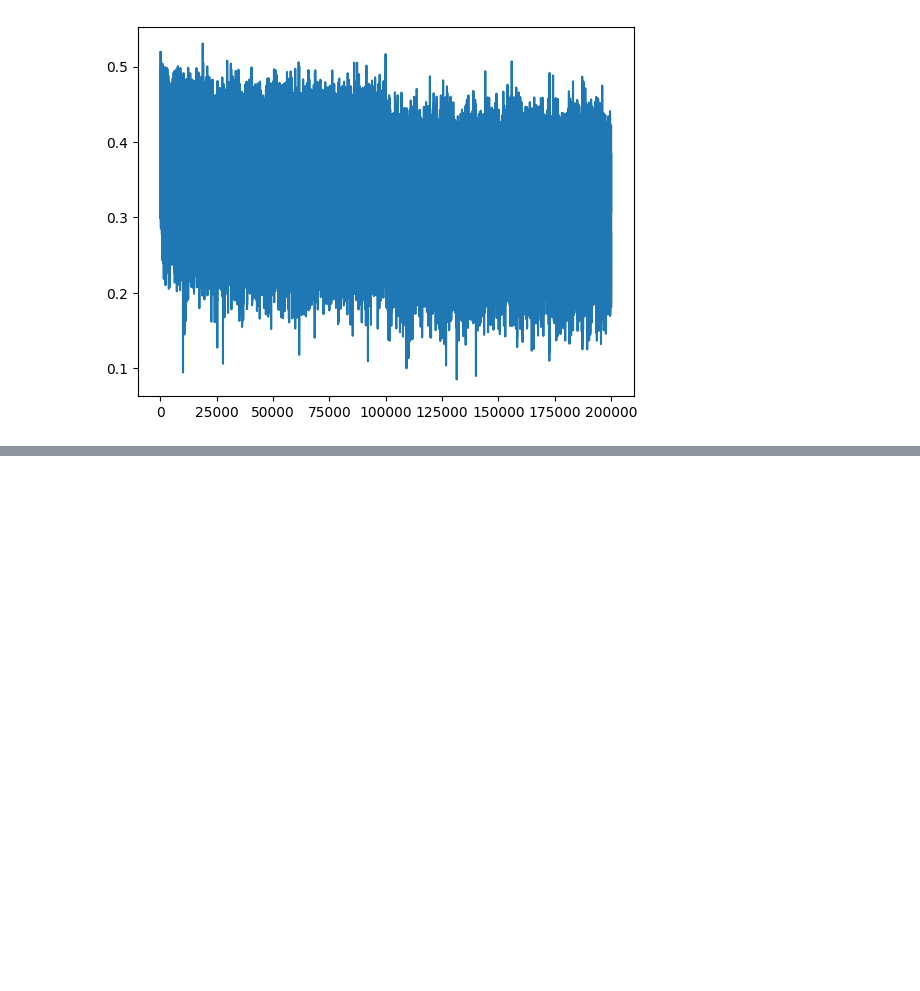
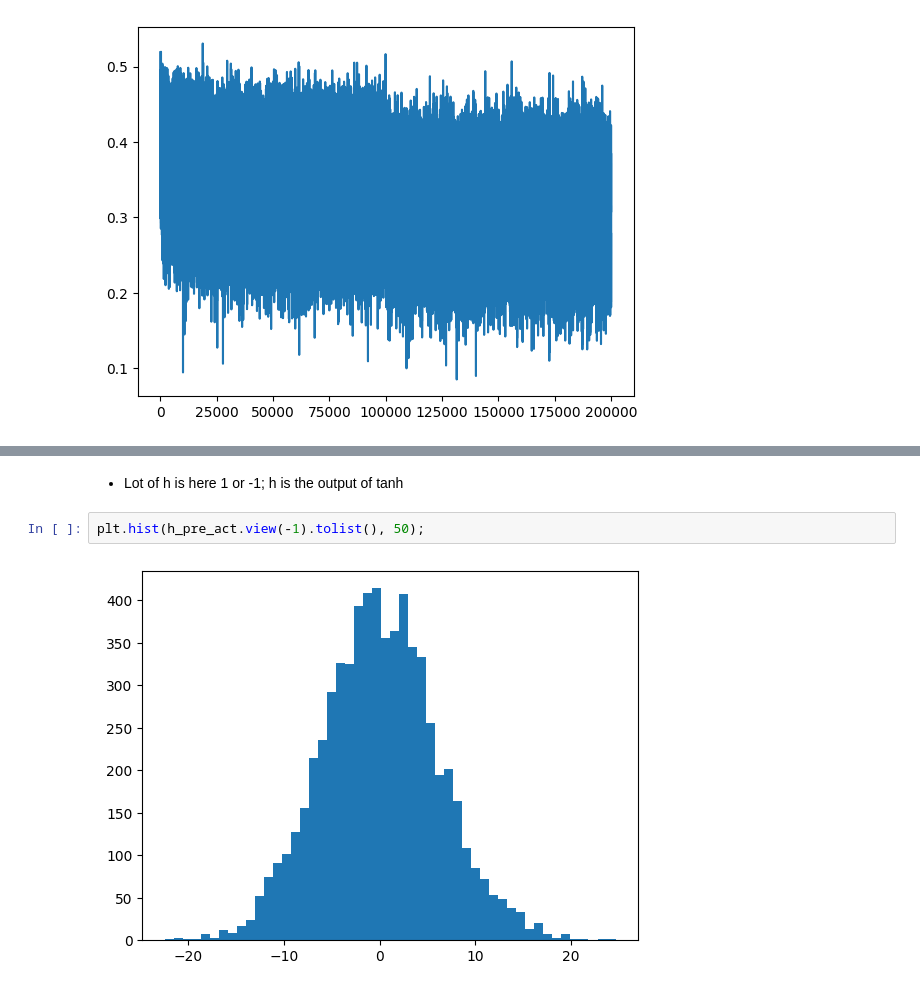
Before and after one commit to VomV/NLP, a Jupyter notebook: LangModels/mlp_act_grad_batchnorm.ipynb, the cells around one changed output, grey strips where cells are left out. Cells and saved outputs as stored; diff of their text form; blank space fills up the shorter version.

```diff
--- a/LangModels/mlp_act_grad_batchnorm.ipynb
+++ b/LangModels/mlp_act_grad_batchnorm.ipynb
@@ -307,0 +362,6 @@ plt.plot(lossi)
+# %% [markdown]
+- Lot of h is here 1 or -1; h is the output of tanh
+# %%
+plt.hist(h_pre_act.view(-1).tolist(), 50);
+# %% [output]
+[figure, added]
```
Also changed, not shown: parts of 5 cells of this notebook.
